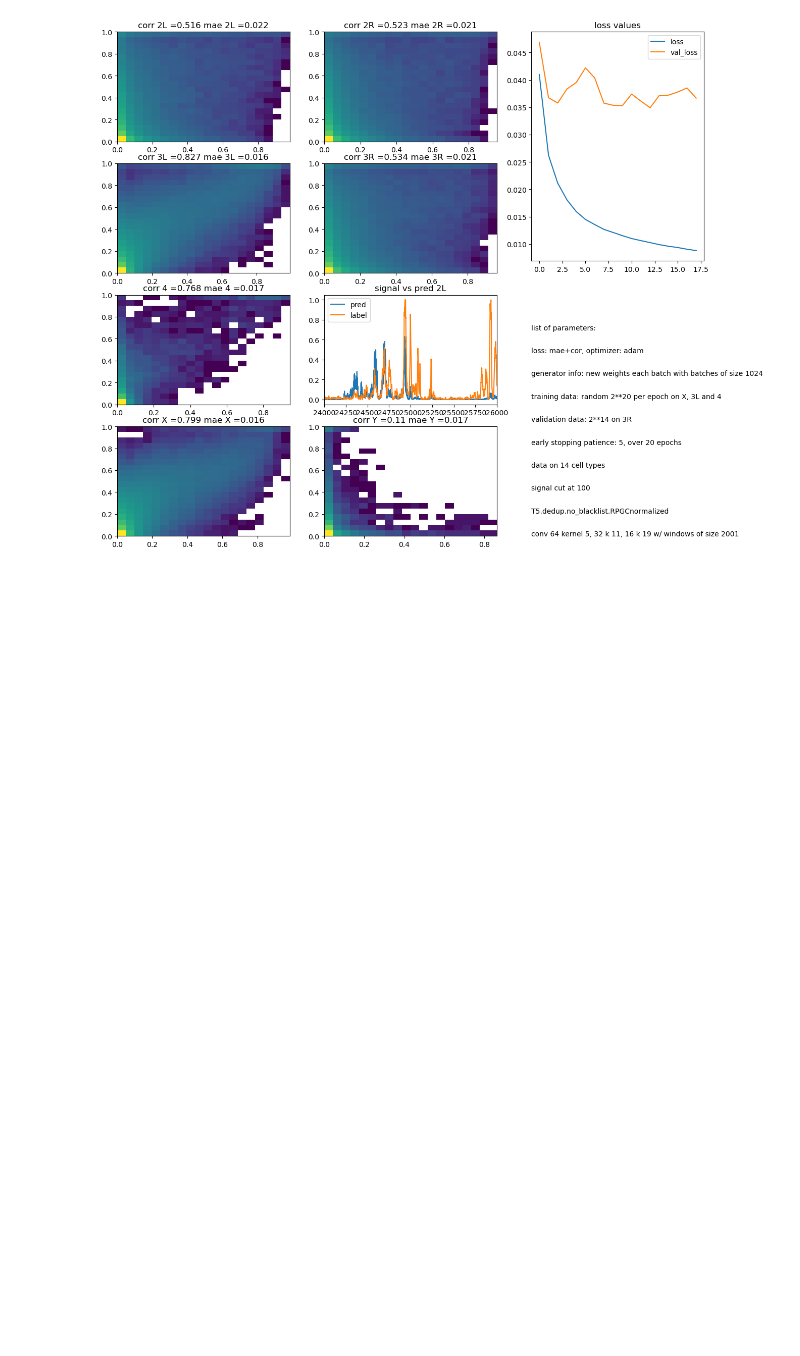
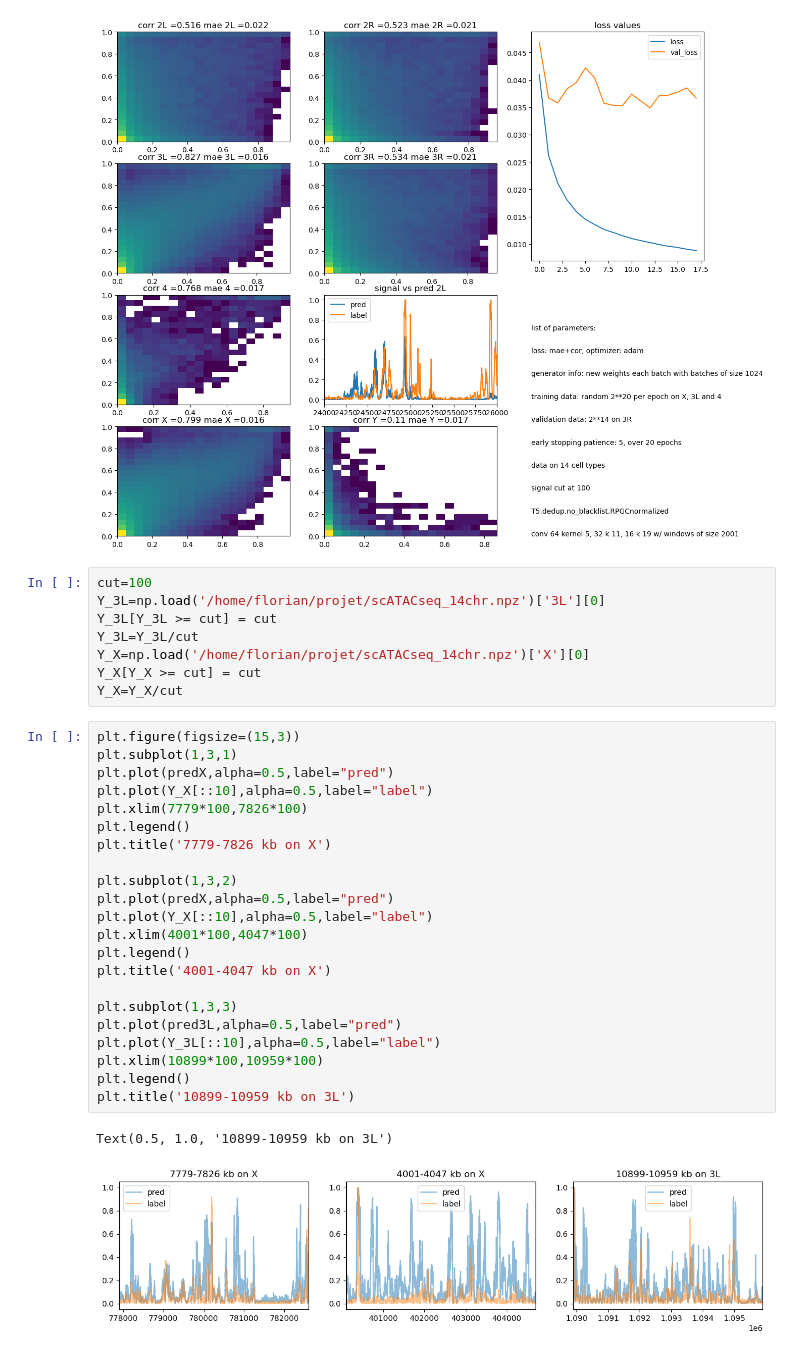
Before and after one commit to floriantilliet/mnhn_internship, a Jupyter notebook: projet3.ipynb, the cells around one changed output. Drawn from its saved outputs; the diff is of its cells as text; blank space fills up the shorter version.

```diff
--- a/projet3.ipynb
+++ b/projet3.ipynb
@@ -672,3 +677,36 @@ plt.axis("off")
 plt.subplots_adjust(bottom=0.001, top=0.9999)
 # %% [output]
 [figure]
+# %%
+cut=100
+Y_3L=np.load('/home/florian/projet/scATACseq_14chr.npz')['3L'][0]
+Y_3L[Y_3L >= cut] = cut
+Y_3L=Y_3L/cut
+Y_X=np.load('/home/florian/projet/scATACseq_14chr.npz')['X'][0]
+Y_X[Y_X >= cut] = cut
+Y_X=Y_X/cut
+# %%
+plt.figure(figsize=(15,3))
+plt.subplot(1,3,1)
+plt.plot(predX,alpha=0.5,label="pred")
+plt.plot(Y_X[::10],alpha=0.5,label="label")
+plt.xlim(7779*100,7826*100)
+plt.legend()
+plt.title('7779-7826 kb on X')
+
+plt.subplot(1,3,2)
+plt.plot(predX,alpha=0.5,label="pred")
+plt.plot(Y_X[::10],alpha=0.5,label="label")
+plt.xlim(4001*100,4047*100)
+plt.legend()
+plt.title('4001-4047 kb on X')
+
+plt.subplot(1,3,3)
+plt.plot(pred3L,alpha=0.5,label="pred")
+plt.plot(Y_3L[::10],alpha=0.5,label="label")
+plt.xlim(10899*100,10959*100)
+plt.legend()
+plt.title('10899-10959 kb on 3L')
+# %% [output]
+Text(0.5, 1.0, '10899-10959 kb on 3L')
+[figure, added]
```
Also changed, not shown: parts of 14 cells of this notebook, 3 other files.
